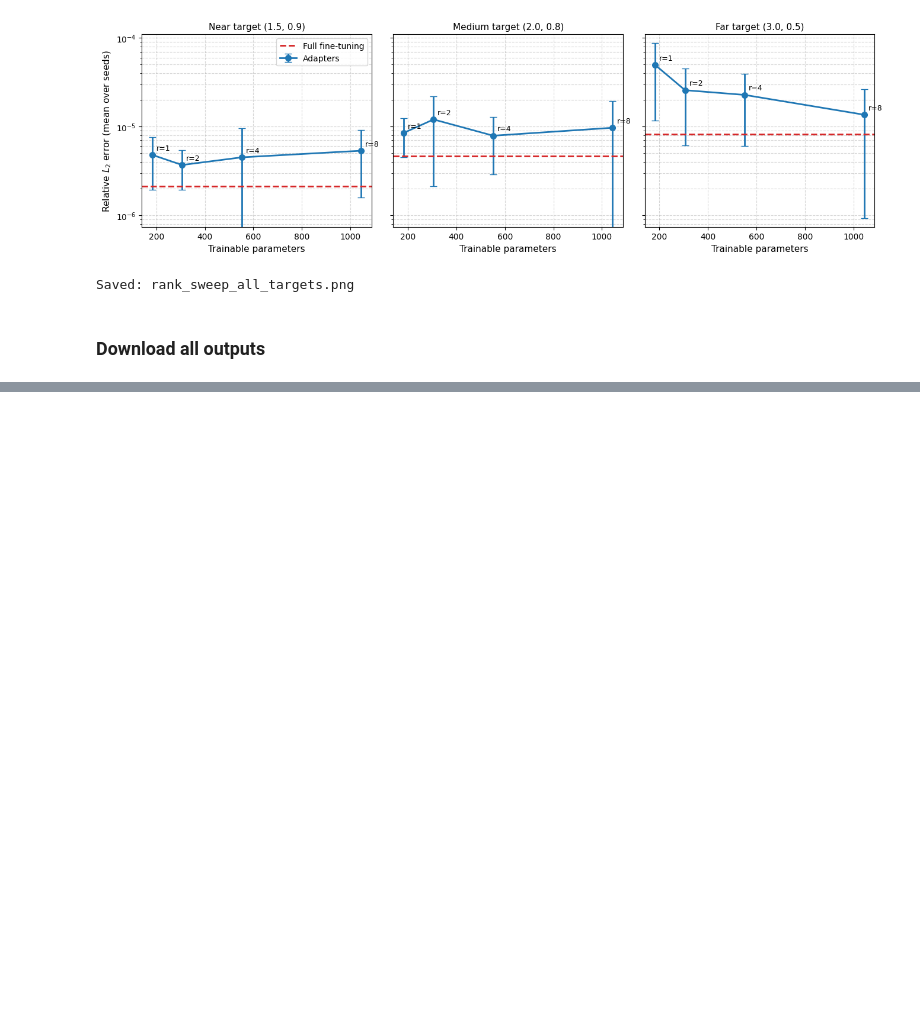
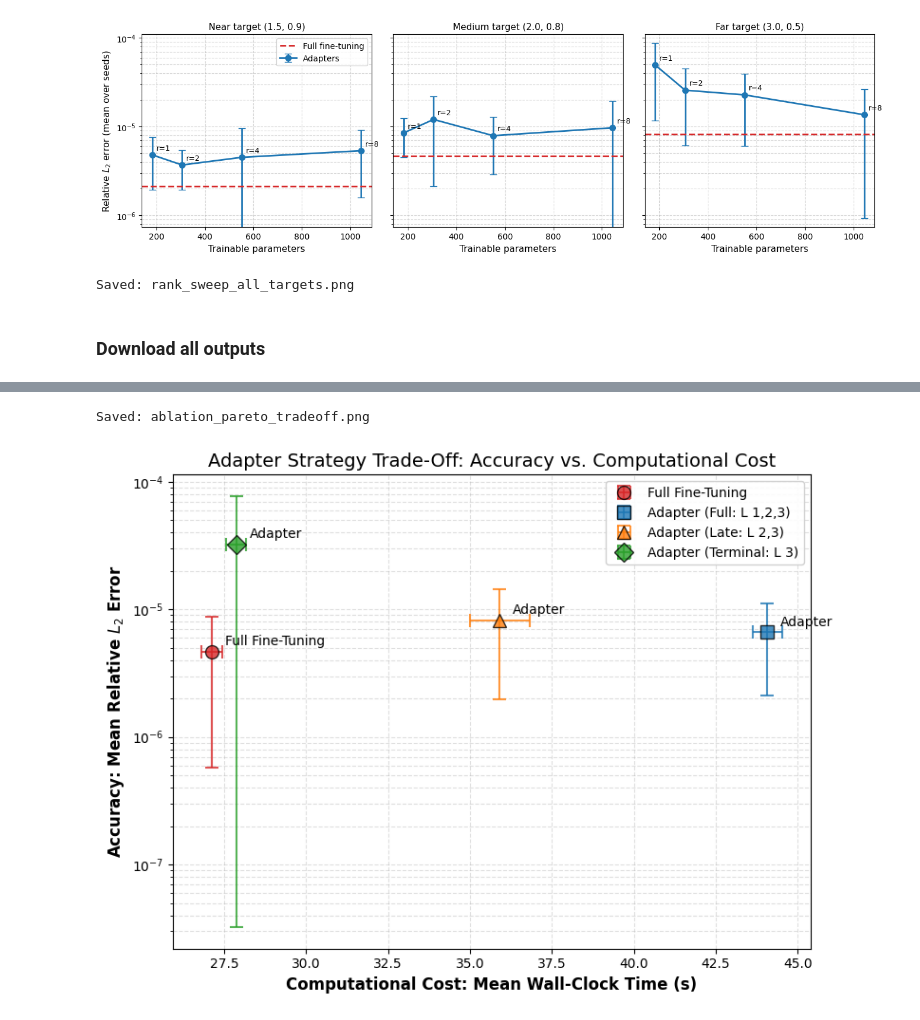
Before and after one commit to DanielTechnionME/ML-final-project, a Jupyter notebook: HX_PET_PINN_adaptation_mod.ipynb, the cells around one changed output, grey strips where cells are left out. Saved outputs shown, nothing was run; the diff lists cells and outputs as text; code cells hidden in the pictures; blank space fills up the shorter version.

```diff
--- a/HX_PET_PINN_adaptation_mod.ipynb
+++ b/HX_PET_PINN_adaptation_mod.ipynb
@@ -917,0 +1950,71 @@ Error:
+# %%
+# ============================================================================
+# PART 5 — Pareto Trade-Off Visualization (Log-Scale Error Fix)
+# ============================================================================
+import matplotlib.pyplot as plt
+import numpy as np
+
+def generate_pareto_tradeoff(summary_df):
+    """
+    Generates a Pareto-style scatter plot showing the trade-off between
+    Computational Cost (Wall-Clock Time) and Accuracy (Relative L2 Error).
+    Handles asymmetric error bars for log-scale clipping.
+    """
+    strategies = summary_df['Strategy'].tolist()
+
+    # Extract means and standard deviations
+    time_mean = summary_df['Wall_Mean'].values
+    time_std = summary_df['Wall_Std'].values
+    l2_mean = summary_df['L2_Mean'].values
+    l2_std = summary_df['L2_Std'].values
+
+    colors = ["#d62728", "#1f77b4", "#ff7f0e", "#2ca02c"]
+    markers = ['o', 's', '^', 'D']
+
+    fig, ax = plt.subplots(figsize=(8, 6))
+
+    # Plot each strategy with bidirectional error bars
+    for i in range(len(strategies)):
+        # Fix for Log Scale: Prevent lower error bar from crossing zero
+        # If standard deviation is larger than the mean, cap the lower error
+        # to be 99.9% of the mean (leaving it strictly positive on a log scale).
+        lower_err_y = l2_std[i] if (l2_mean[i] - l2_std[i] > 0) else (l2_mean[i] * 0.999)
+        upper_err_y = l2_std[i]
+
+        # Matplotlib expects a 2xN array for asymmetric errors: [[lower], [upper]]
+        yerr_asymmetric = [[lower_err_y], [upper_err_y]]
+
+        ax.errorbar(time_mean[i], l2_mean[i],
+                    xerr=time_std[i], yerr=yerr_asymmetric,
+                    fmt=markers[i], color=colors[i], markersize=10,
+                    capsize=5, capthick=1.5, elinewidth=1.5,
+                    label=strategies[i], alpha=0.8, markeredgecolor='black')
+
+        # Add slight offset text annotations for clarity
+        ax.annotate(strategies[i].split(" (")[0], # Shorten name for plot
+                    (time_mean[i], l2_mean[i]),
+                    textcoords="offset points",
+                    xytext=(10, 5),
+                    ha='left', fontsize=10)
+
+    # Formatting the chart
+    ax.set_yscale('log')
+    ax.set_xlabel('Computational Cost: Mean Wall-Clock Time (s)', fontsize=12, fontweight='bold')
+    ax.set_ylabel('Accuracy: Mean Relative $L_2$ Error', fontsize=12, fontweight='bold')
+    ax.set_title('Adapter Strategy Trade-Off: Accuracy vs. Computational Cost', fontsize=14)
+
+    # Grid and Legend
+    ax.grid(True, which="both", ls="--", alpha=0.4)
+    ax.legend(loc='best', fontsize=10, framealpha=0.9)
+
+    fig.tight_layout()
+    plt.savefig("ablation_pareto_tradeoff.png", dpi=300)
+    print("\nSaved: ablation_pareto_tradeoff.png\n")
+    plt.show()
+
+# Run the visualization
+# Assuming 'ablation_summary' DataFrame is already populated from the previous steps
+generate_pareto_tradeoff(ablation_summary)
+# %% [output]
+Saved: ablation_pareto_tradeoff.png
+[figure, added]
```
Also changed, not shown: parts of 14 cells of this notebook.
